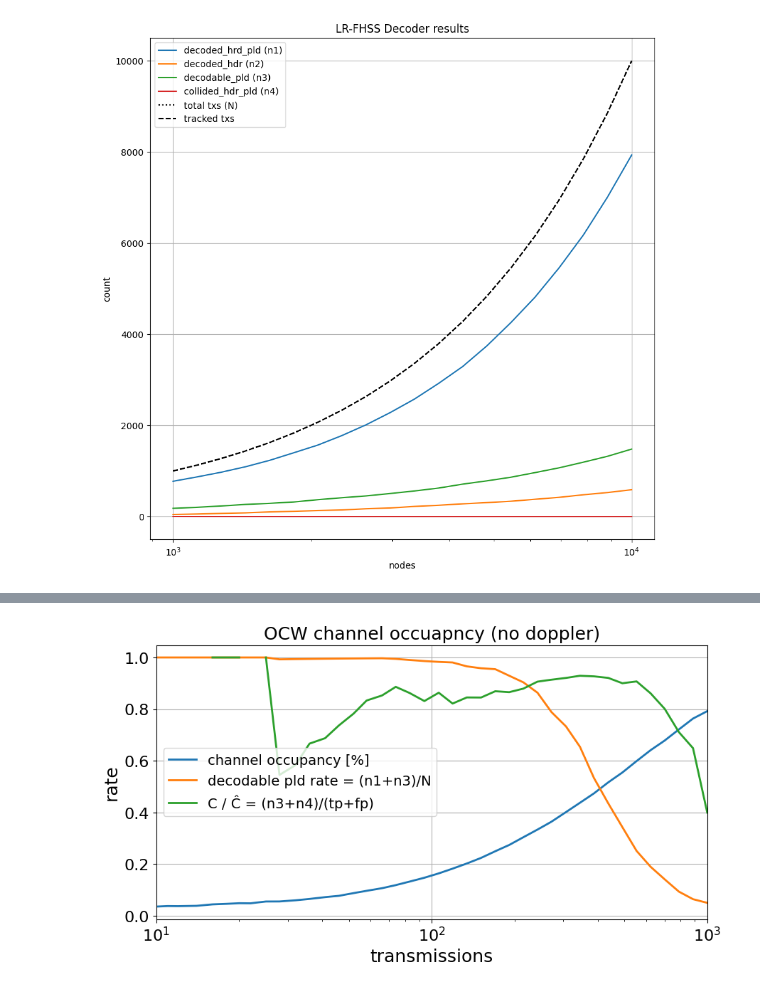
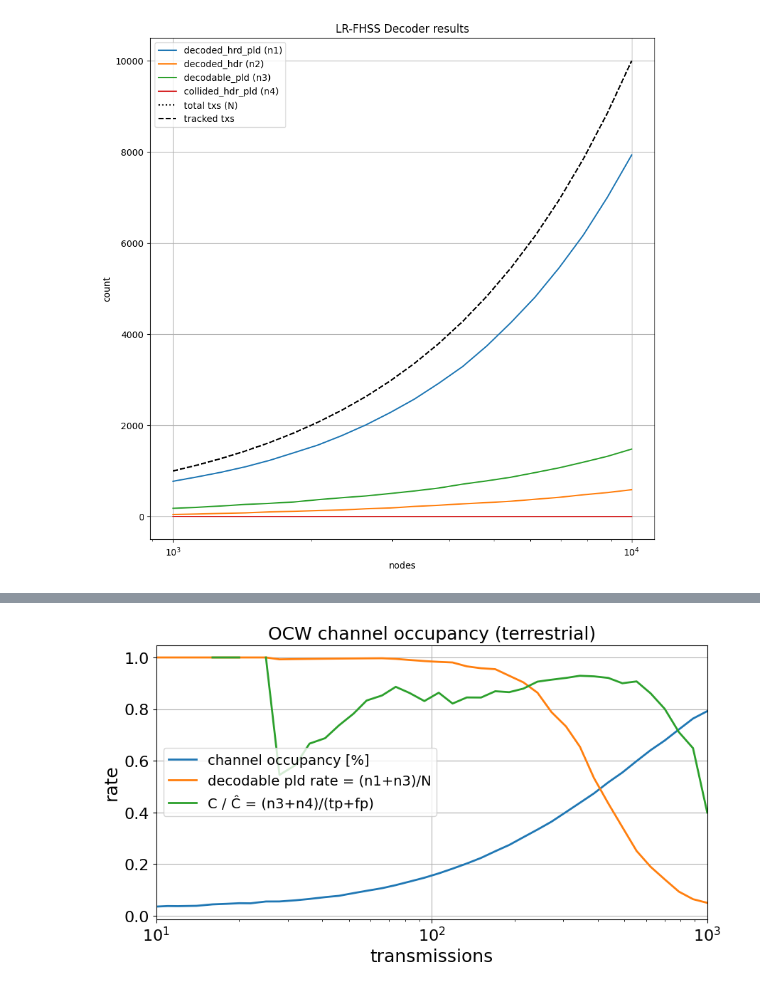
Before and after one commit to diegomm6/lr-fhss_seq-families, a Jupyter notebook: sinrdecode.ipynb, the cells around one changed output, grey strips where cells are left out. Saved outputs shown, nothing was run; the diff lists cells and outputs as text; code cells hidden in the pictures.

```diff
--- a/sinrdecode.ipynb
+++ b/sinrdecode.ipynb
@@ -148,22 +148,22 @@ plt.savefig("fhslresultsnodop.pdf", bbox_inches='tight')
 # %%
 plt.figure(figsize=(10,5))
 
 plt.plot(nodes, data['driver-chocc'], label='channel occupancy [%]', linewidth=2)
 plt.plot(nodes, np.divide(decoded_decodable, nodes), label='decodable pld rate = (n1+n3)/N', linewidth=2)
 plt.plot(nodes, np.divide(decodable_collided, fhslocator_results), label='C / Ĉ = (n3+n4)/(tp+fp)', linewidth=2)
 
-plt.title('OCW channel occuapncy (no doppler)', fontsize=18)
+plt.title('OCW channel occupancy (terrestrial)', fontsize=18)
 plt.xlabel('transmissions', fontsize=18)
 plt.ylabel('rate', fontsize=18)
 plt.xticks(fontsize=16)
 plt.yticks(fontsize=16)
 plt.xscale('log')
 plt.xlim(1e1,1e3)
 plt.grid()
 plt.legend(fontsize=14)
 plt.savefig("ocwchoccnodop.pdf", bbox_inches='tight')
 # %% [output]
-[figure, old version]
+[figure, new version]
 # %%
 precsision = np.divide(data['driver-tp'], np.add(data['driver-tp'], data['driver-fp']))
 recall = np.divide(data['driver-tp'], np.add(data['driver-tp'], data['driver-fn']))
```
Also changed, not shown: parts of 3 cells of this notebook, 5 other files.
